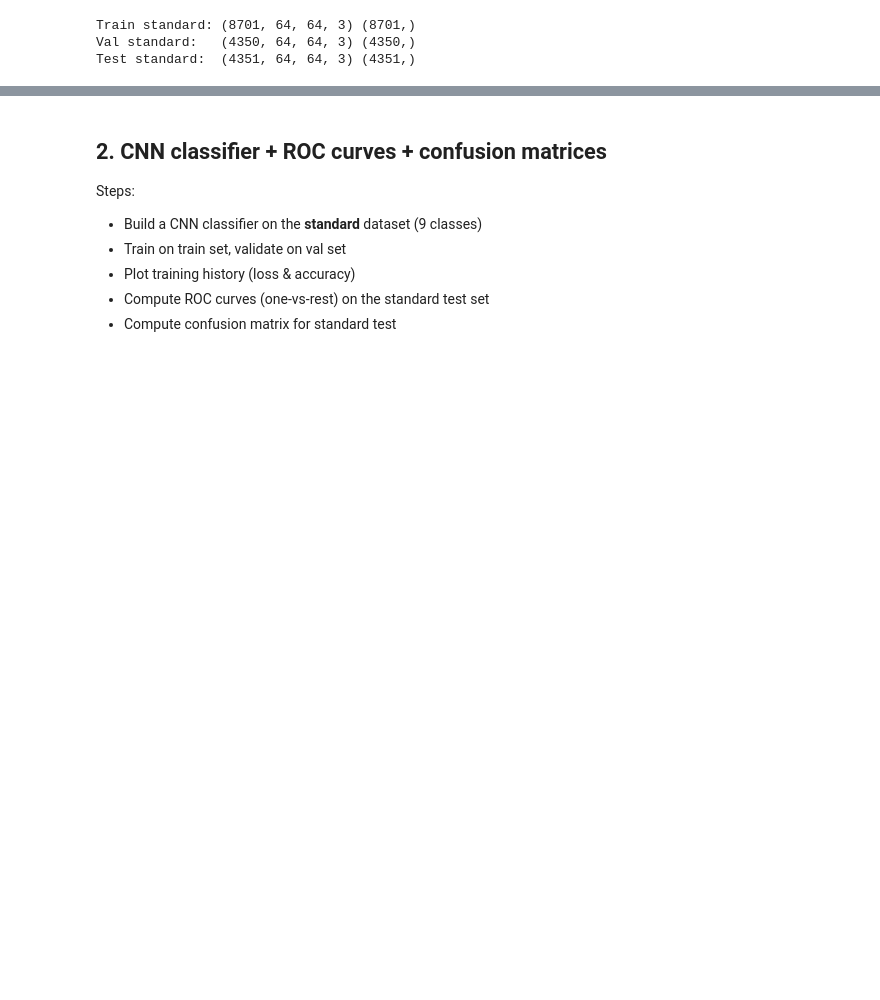
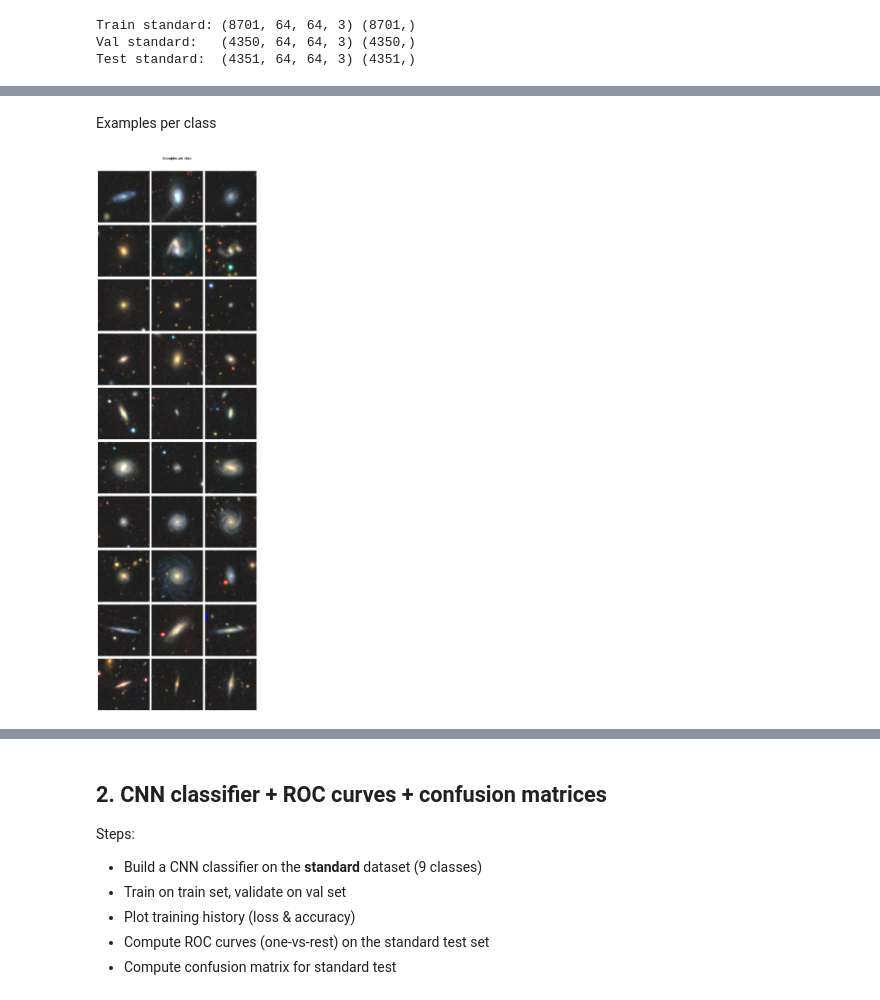
Before and after one commit to thomas1608/phy466, a Jupyter notebook: UZH/tutorials/ExamAssignment.ipynb, the cells around one changed output, grey strips where cells are left out. Drawn from its saved outputs; the diff is of its cells as text; code cells hidden in the pictures; blank space fills up the shorter version.

```diff
--- a/UZH/tutorials/ExamAssignment.ipynb
+++ b/UZH/tutorials/ExamAssignment.ipynb
@@ -171,0 +191,21 @@ Test standard:  (4351, 64, 64, 3) (4351,)
+# %%
+# Basic dataset overview
+N, H, W, C = images.shape
+print(f"Number of images: {N}")
+print(f"Image size: {H}x{W}, channels: {C}")
+print(f"Images dtype: {images.dtype}, range: [{images.min():.3f}, {images.max():.3f}]")
+print(f"Labels shape: {labels.shape}, dtype: {labels.dtype}")
+
+# Per-channel statistics
+channel_means = images.reshape(-1, C).mean(axis=0)
+channel_stds = images.reshape(-1, C).std(axis=0)
+print("\nPer-channel mean (R,G,B):", channel_means)
+print("Per-channel std  (R,G,B):", channel_stds)
+
+# Check metadata arrays
+print("\nRA shape:", ra.shape, "Dec shape:", dec.shape)
+print("Redshift shape:", redshift.shape, "Pxscale shape:", pxscale.shape)
+
+# Redshift NaN info
+nan_z = np.isnan(redshift).sum()
+print(f"\nRedshift NaNs: {nan_z} / {N}")
@@ -171,0 +271,26 @@ Test standard:  (4351, 64, 64, 3) (4351,)
+# %% [markdown]
+Examples per class
+# %%
+# Show a few examples per class
+examples_per_class = 3
+classes = np.unique(labels)
+
+plt.figure(figsize=(examples_per_class * 3, len(classes) * 3))
+
+for row, c in enumerate(classes):
+    idxs = np.where(labels == c)[0]
+    n_show = min(examples_per_class, len(idxs))
+    chosen = np.random.choice(idxs, size=n_show, replace=False)
+
+    for col, idx in enumerate(chosen):
+        ax = plt.subplot(len(classes), examples_per_class, row * examples_per_class + col + 1)
+        ax.imshow(images[idx])
+        if col == 0:
+            ax.set_ylabel(f"{c}: {class_names[c]}", fontsize=8)
+        ax.axis("off")
+
+plt.suptitle("Examples per class", y=1.01)
+plt.tight_layout()
+plt.show()
+# %% [output]
+[figure, added]
```
Also changed, not shown: parts of 11 cells of this notebook.
